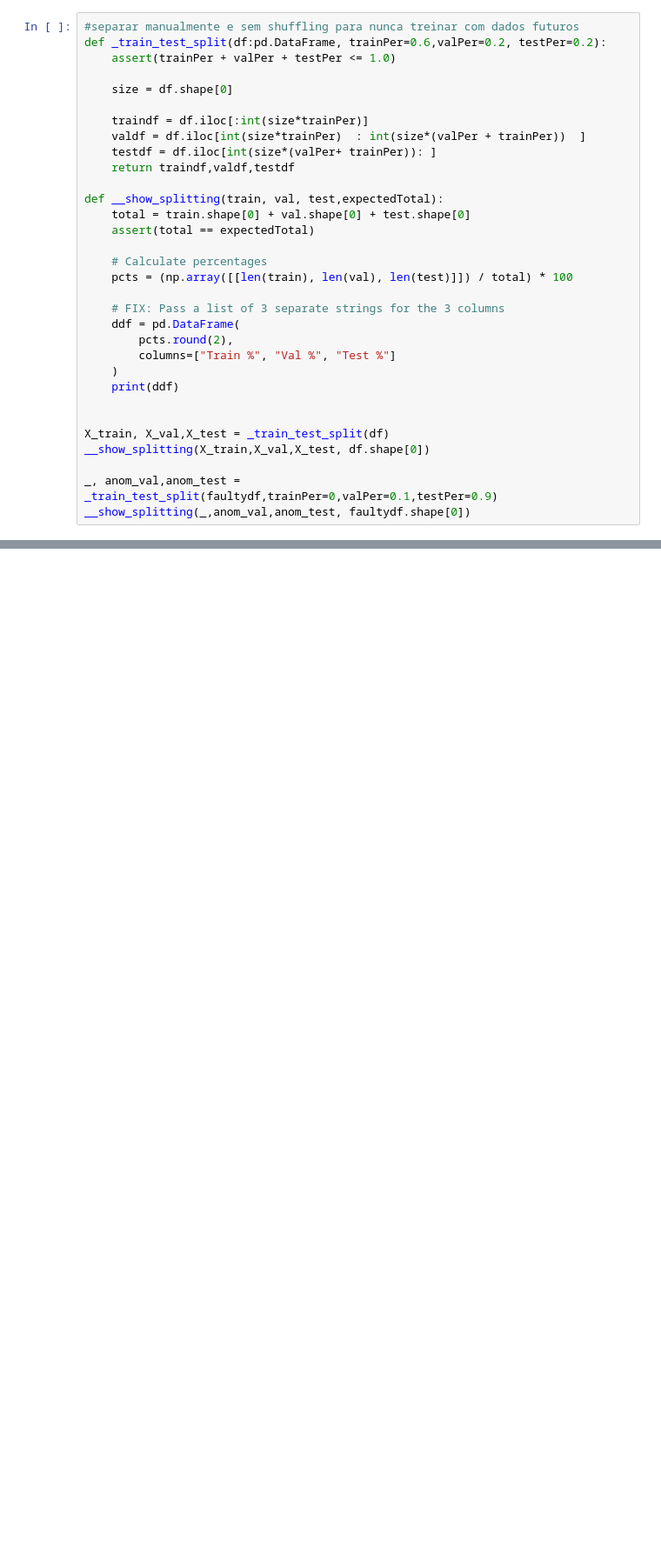
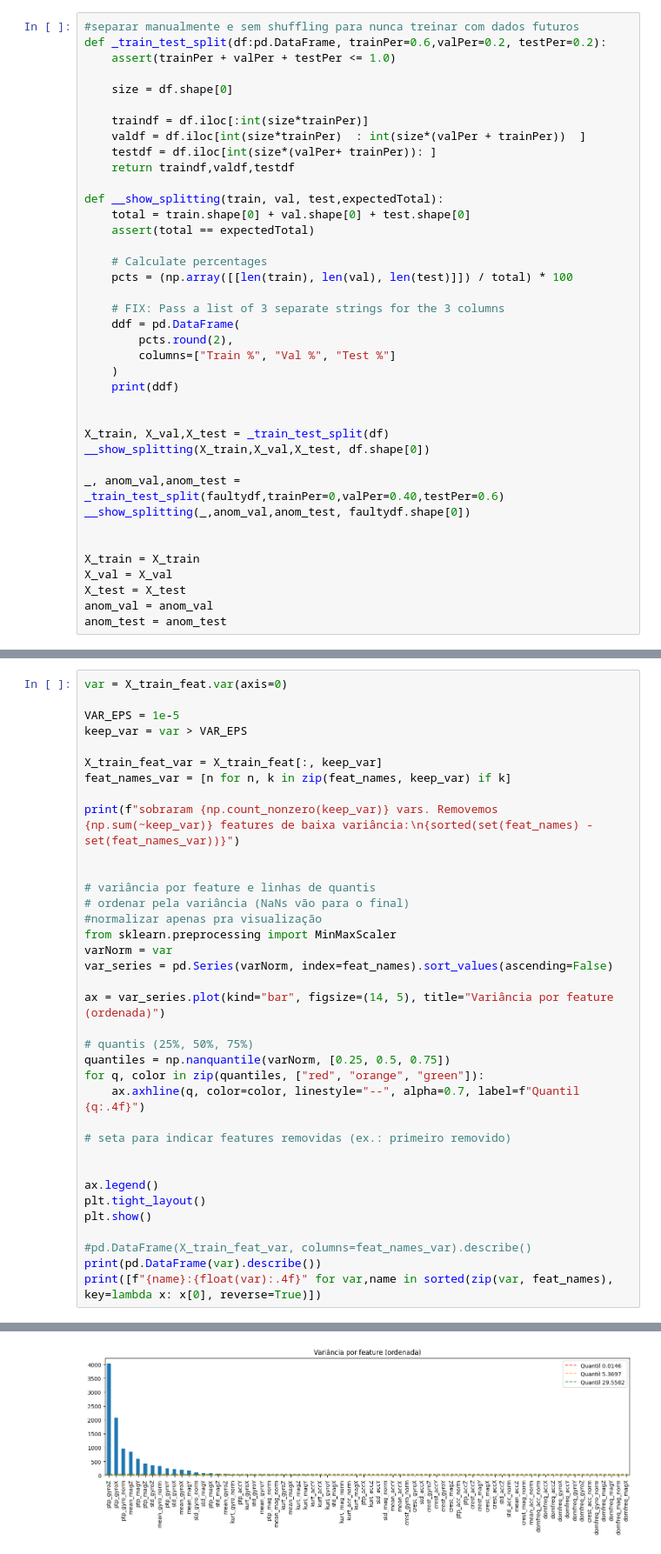
Before and after one commit to AndreFGard/anomaly-detection, a Jupyter notebook: preprocessing.ipynb, the cells around one changed output, grey strips where cells are left out. Shown at 87% size. Drawn from its saved outputs; the diff is of its cells as text; blank space fills up the shorter version.

```diff
--- a/preprocessing.ipynb
+++ b/preprocessing.ipynb
@@ -57,8 +70,15 @@ def __show_splitting(train, val, test,expectedTotal):
 X_train, X_val,X_test = _train_test_split(df)
 __show_splitting(X_train,X_val,X_test, df.shape[0])
 
-_, anom_val,anom_test = _train_test_split(faultydf,trainPer=0,valPer=0.1,testPer=0.9)
+_, anom_val,anom_test = _train_test_split(faultydf,trainPer=0,valPer=0.40,testPer=0.6)
 __show_splitting(_,anom_val,anom_test, faultydf.shape[0])
+
+
+X_train = X_train
+X_val = X_val
+X_test = X_test
+anom_val = anom_val
+anom_test = anom_test
 # %% [output]
    Train %  Val %  Test %
 0     60.0   20.0    20.0
@@ -282,0 +233,37 @@ weighted avg       0.96      0.94      0.95      6403
+# %%
+var = X_train_feat.var(axis=0)
+
+VAR_EPS = 1e-5
+keep_var = var > VAR_EPS
+
+X_train_feat_var = X_train_feat[:, keep_var]
+feat_names_var = [n for n, k in zip(feat_names, keep_var) if k]
+
+print(f"sobraram {np.count_nonzero(keep_var)} vars. Removemos {np.sum(~keep_var)} features de baixa variância:\n{sorted(set(feat_names) - set(feat_names_var))}")
+
+
+# variância por feature e linhas de quantis
+# ordenar pela variância (NaNs vão para o final)
+#normalizar apenas pra visualização
+from sklearn.preprocessing import MinMaxScaler
+varNorm = var
+var_series = pd.Series(varNorm, index=feat_names).sort_values(ascending=False)
+
+ax = var_series.plot(kind="bar", figsize=(14, 5), title="Variância por feature (ordenada)")
+
+# quantis (25%, 50%, 75%)
+quantiles = np.nanquantile(varNorm, [0.25, 0.5, 0.75])
+for q, color in zip(quantiles, ["red", "orange", "green"]):
+    ax.axhline(q, color=color, linestyle="--", alpha=0.7, label=f"Quantil {q:.4f}")
+
+# seta para indicar features removidas (ex.: primeiro removido)
+
+
+ax.legend()
+plt.tight_layout()
+plt.show()
+
+#pd.DataFrame(X_train_feat_var, columns=feat_names_var).describe()
+print(pd.DataFrame(var).describe())
+print([f"{name}:{float(var):.4f}" for var,name in sorted(zip(var, feat_names), key=lambda x: x[0], reverse=True)])
+# %% [output]
@@ -282,0 +272 @@ weighted avg       0.96      0.94      0.95      6403
+[figure, added]
```
Also changed, not shown: parts of 24 cells of this notebook.
